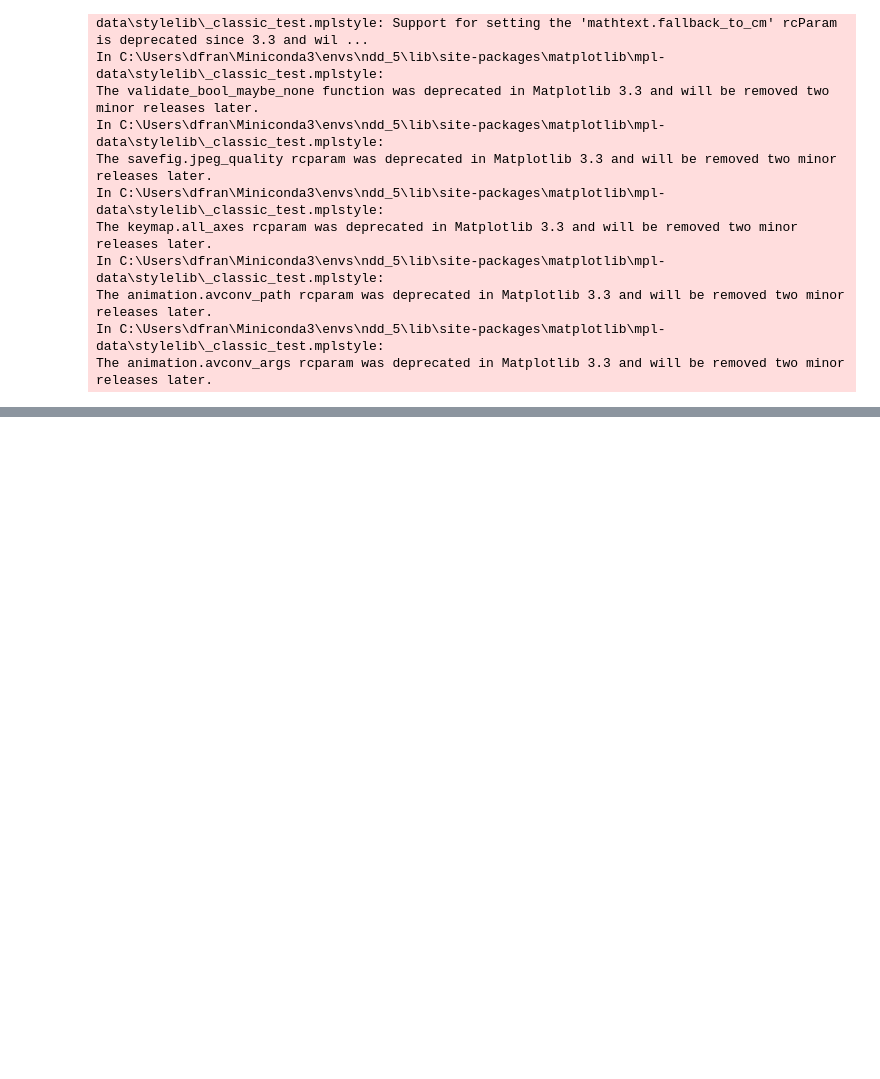
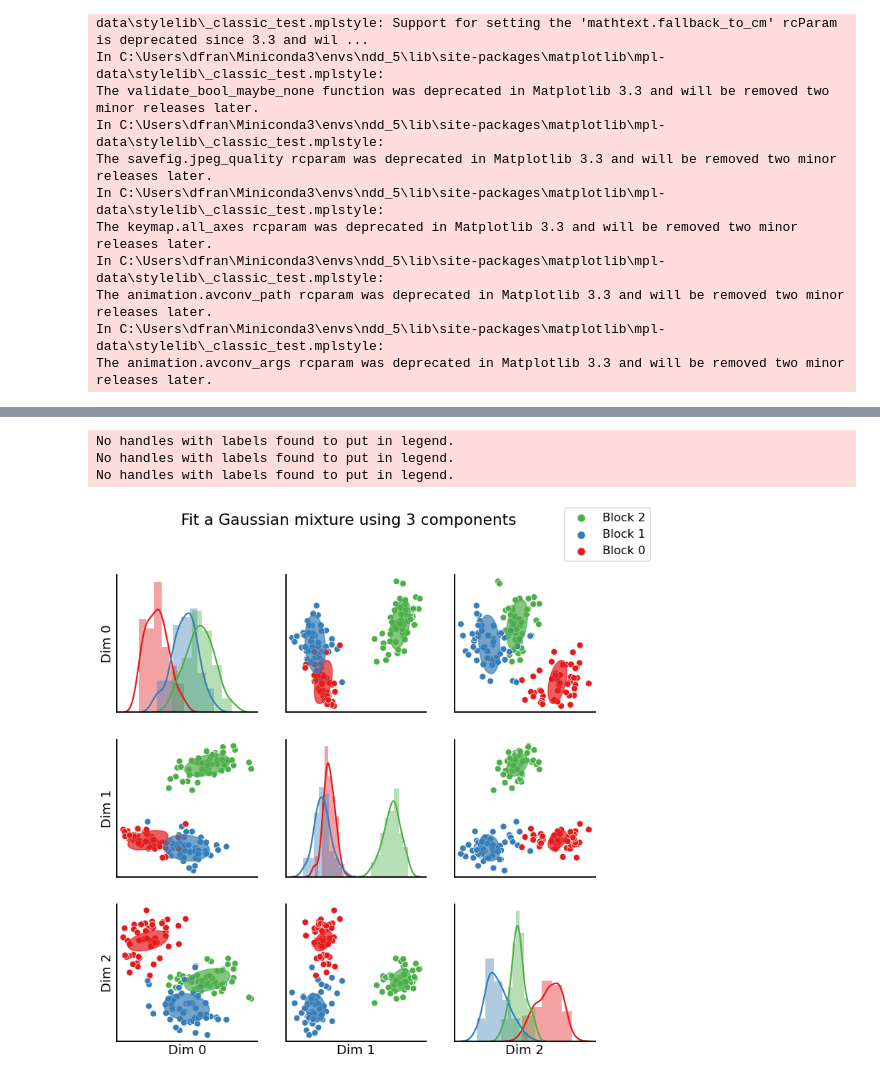
Before and after one commit to dfrancisco1998/ndd_stuff, a Jupyter notebook: 11.2 pairplot with gmm and correct color matching.ipynb, the cells around one changed output, grey strips where cells are left out. Saved outputs shown, nothing was run; the diff lists cells and outputs as text; code cells hidden in the pictures; blank space fills up the shorter version.

```diff
--- a/11.2 pairplot with gmm and correct color matching.ipynb
+++ b/11.2 pairplot with gmm and correct color matching.ipynb
@@ -257,0 +257,7 @@ No handles with labels found to put in legend.
+# %%
+graph(X, gmm)
+# %% [output]
+No handles with labels found to put in legend.
+No handles with labels found to put in legend.
+No handles with labels found to put in legend.
+[figure, added]
```
Also changed, not shown: parts of 14 cells of this notebook.
